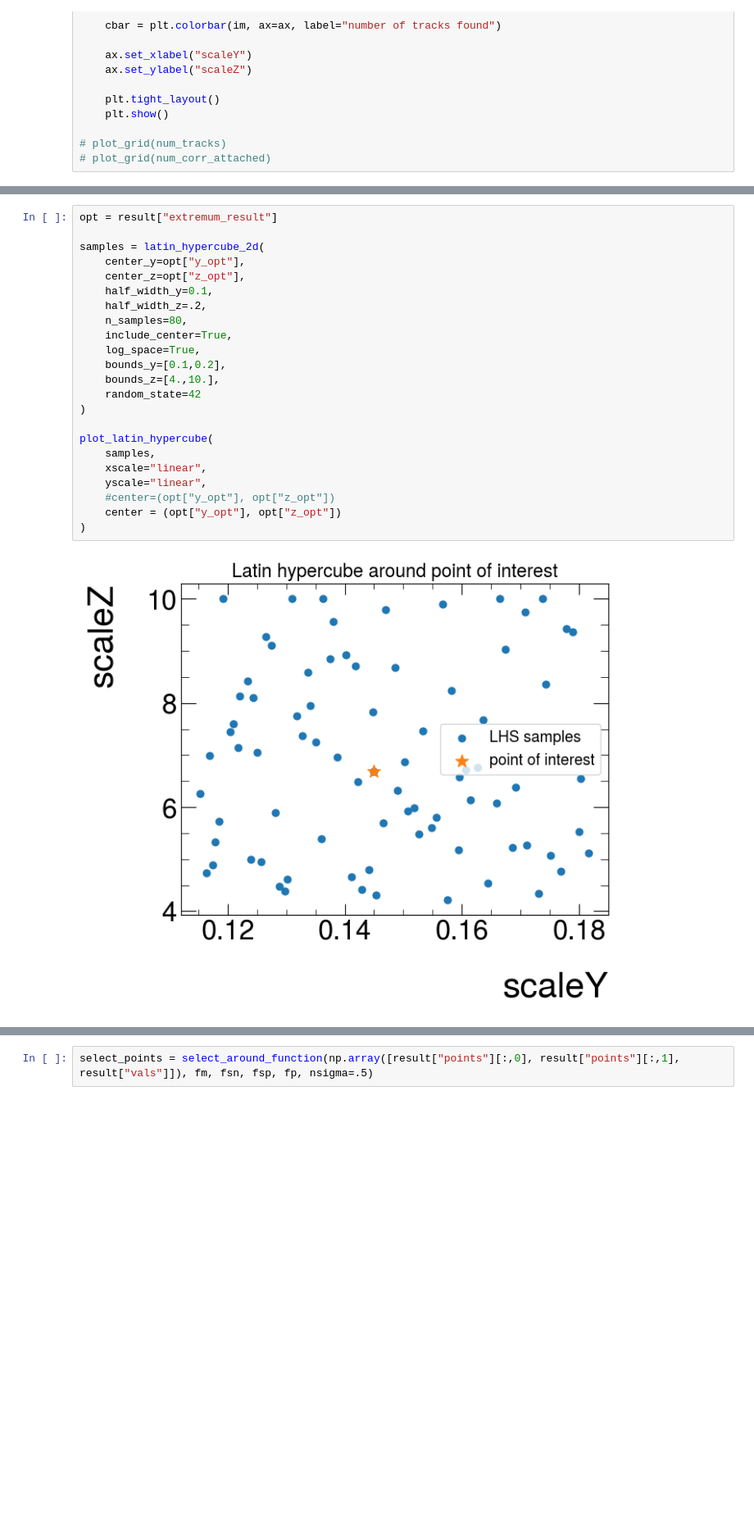
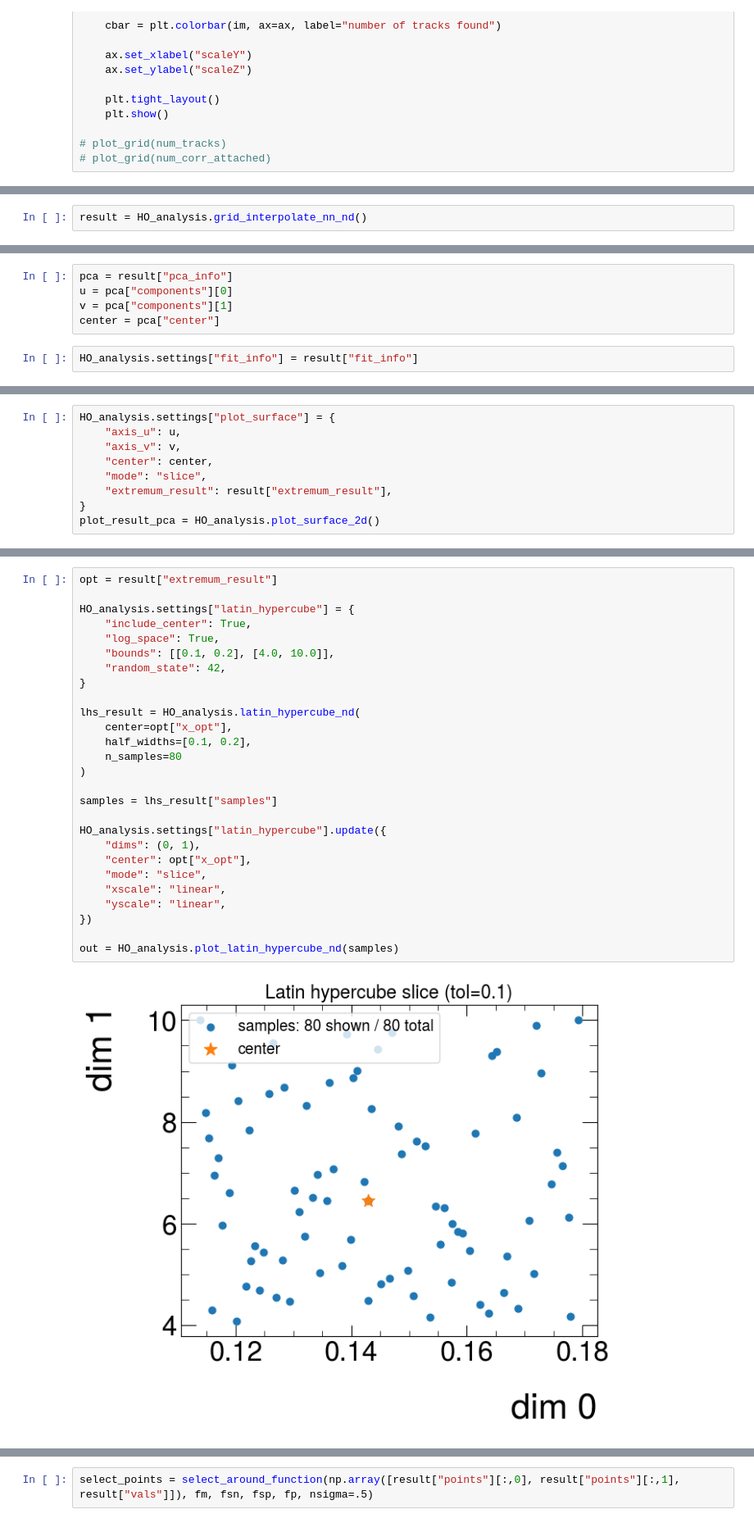
Before and after one commit to ChSonnabend/CERN-Fellowship, a Jupyter notebook: scripts/clusterErrorParametrization/ClusterErrorParameterization.ipynb, the cells around one changed output, grey strips where cells are left out. Shown at 82% size. Cells and saved outputs as stored; diff of their text form; blank space fills up the shorter version.

Commit message:
Adding ND-hyperparameter optimization (HO) class with SLURM submittable latin-hypercube sampling and neural network interpolation

```diff
--- a/scripts/clusterErrorParametrization/ClusterErrorParameterization.ipynb
+++ b/scripts/clusterErrorParametrization/ClusterErrorParameterization.ipynb
@@ -1148,0 +657,2 @@ plot_interpolation_surface(result, extremum_mode="max", log_x=False, log_y=False
+# %%
+result = HO_analysis.grid_interpolate_nn_nd()
@@ -1148,0 +677,7 @@ plot_interpolation_surface(result, extremum_mode="max", log_x=False, log_y=False
+# %%
+pca = result["pca_info"]
+u = pca["components"][0]
+v = pca["components"][1]
+center = pca["center"]
+# %%
+HO_analysis.settings["fit_info"] = result["fit_info"]
@@ -1148,0 +700,9 @@ plot_interpolation_surface(result, extremum_mode="max", log_x=False, log_y=False
+# %%
+HO_analysis.settings["plot_surface"] = {
+    "axis_u": u,
+    "axis_v": v,
+    "center": center,
+    "mode": "slice",
+    "extremum_result": result["extremum_result"],
+}
+plot_result_pca = HO_analysis.plot_surface_2d()
@@ -1199,28 +773,32 @@ File path:
 # %%
 opt = result["extremum_result"]
 
-samples = latin_hypercube_2d(
-    center_y=opt["y_opt"],
-    center_z=opt["z_opt"],
-    half_width_y=0.1,
-    half_width_z=.2,
-    n_samples=80,
-    include_center=True,
-    log_space=True,
-    bounds_y=[0.1,0.2],
-    bounds_z=[4.,10.],
-    random_state=42
+HO_analysis.settings["latin_hypercube"] = {
+    "include_center": True,
+    "log_space": True,
+    "bounds": [[0.1, 0.2], [4.0, 10.0]],
+    "random_state": 42,
+}
+
+lhs_result = HO_analysis.latin_hypercube_nd(
+    center=opt["x_opt"],
+    half_widths=[0.1, 0.2],
+    n_samples=80
 )
 
-plot_latin_hypercube(
-    samples,
-    xscale="linear",
-    yscale="linear",
-    #center=(opt["y_opt"], opt["z_opt"])
-    center = (opt["y_opt"], opt["z_opt"])
-)
+samples = lhs_result["samples"]
+
+HO_analysis.settings["latin_hypercube"].update({
+    "dims": (0, 1),
+    "center": opt["x_opt"],
+    "mode": "slice",
+    "xscale": "linear",
+    "yscale": "linear",
+})
+
+out = HO_analysis.plot_latin_hypercube_nd(samples)
 # %% [output]
-[figure, old version]
+[figure, new version]
 # %%
 os.system("rm -rf " + dumpTo + "/*")
 
```
Also changed, not shown: parts of 13 cells of this notebook, 5 other files.
